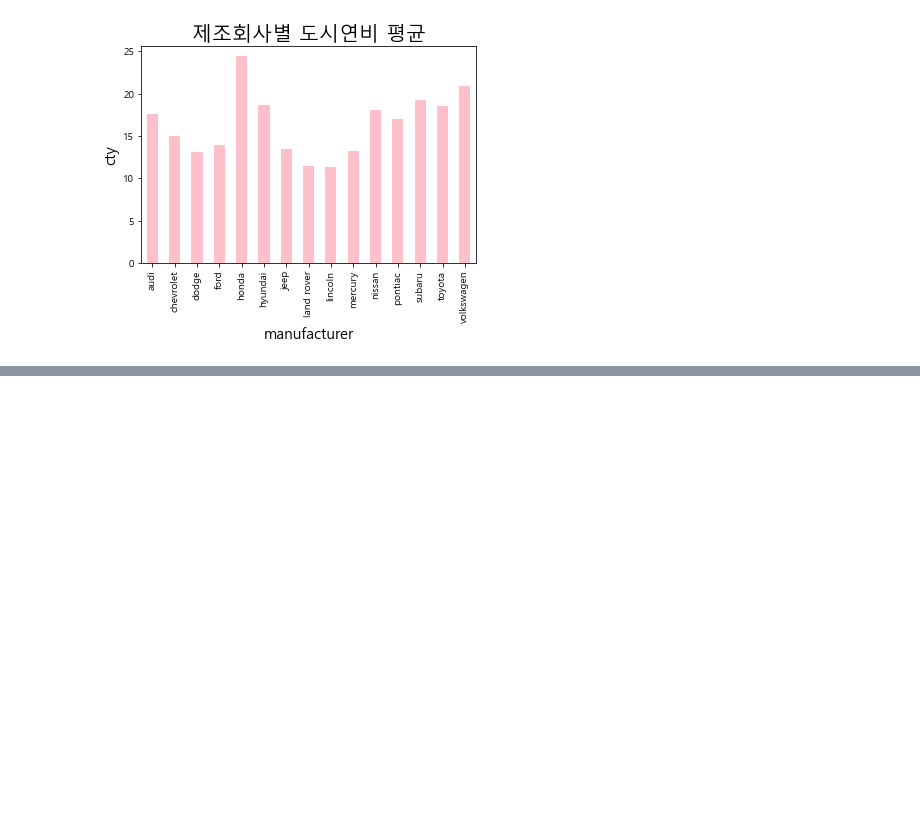
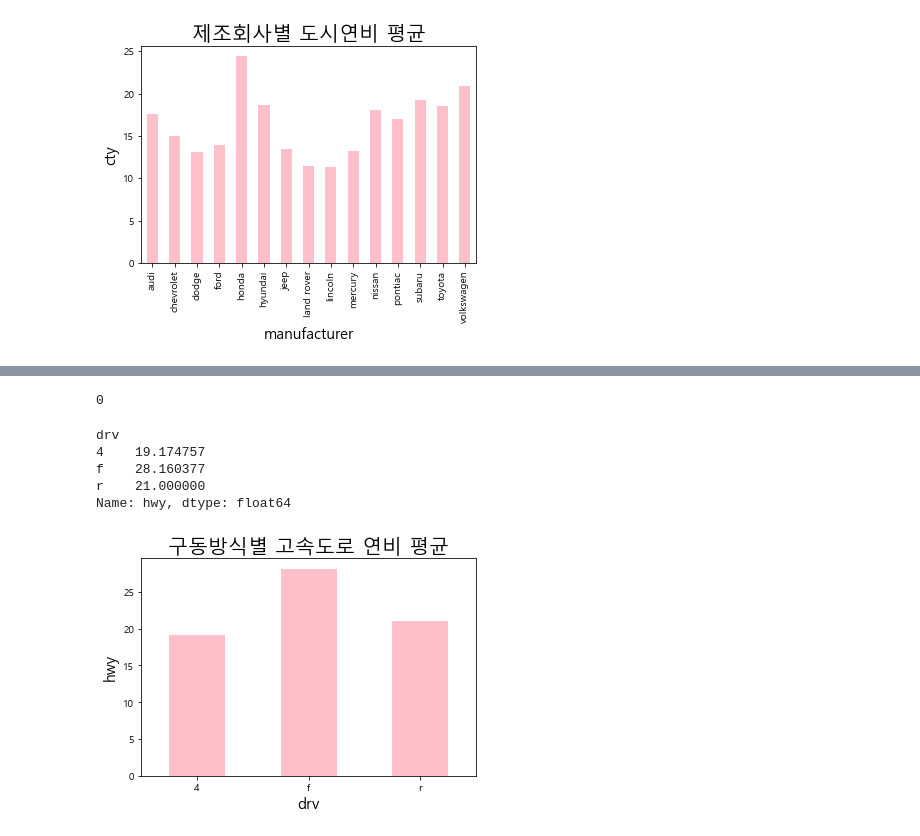
Before and after one commit to dhdmsdud/TIL, a Jupyter notebook: MachinLearning/Visualization[car_mpg].ipynb, the cells around one changed output, grey strips where cells are left out. Drawn from its saved outputs; the diff is of its cells as text; code cells hidden in the pictures; blank space fills up the shorter version.

```diff
--- a/MachinLearning/Visualization[car_mpg].ipynb
+++ b/MachinLearning/Visualization[car_mpg].ipynb
@@ -191,0 +208,11 @@ Name: hwy, dtype: float64
+# %%
+types = [(carDF['fl'] == 'c'),
+         (carDF['fl'] == 'd'),
+         (carDF['fl'] == 'e'),
+         (carDF['fl'] == 'p'),
+         (carDF['fl'] == 'r')]
+
+price = [2.35,2.38,2.11,2.76,2.22]
+# %%
+carDF['price_fl'] = np.select(types, price)
+carDF
@@ -191,0 +310,25 @@ Name: hwy, dtype: float64
+# %%
+carDF['hwy'].isna().sum()
+# %% [output]
+0
+# %%
+result_07 = carDF.groupby('drv').mean()['hwy']
+result_07
+# %% [output]
+drv
+4    19.174757
+f    28.160377
+r    21.000000
+Name: hwy, dtype: float64
+# %%
+fig = plt.figure()
+
+result_07.plot(kind='bar', color='pink', rot=False)
+plt.title('구동방식별 고속도로 연비 평균', size=20)
+plt.xlabel('drv', size=15)
+plt.ylabel('hwy', size=15)
+
+plt.show()
+plt.close()
+# %% [output]
+[figure, added]
```
Also changed, not shown: parts of 25 cells of this notebook.
